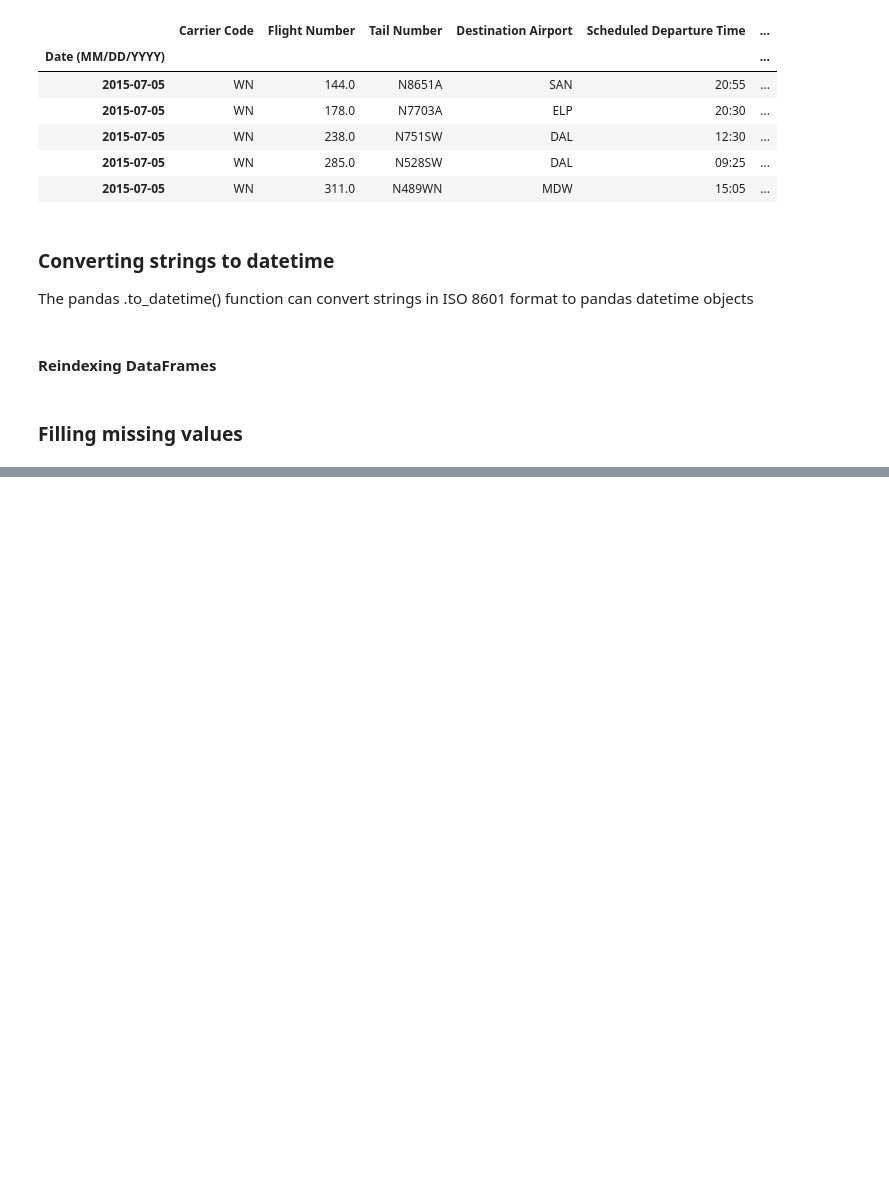
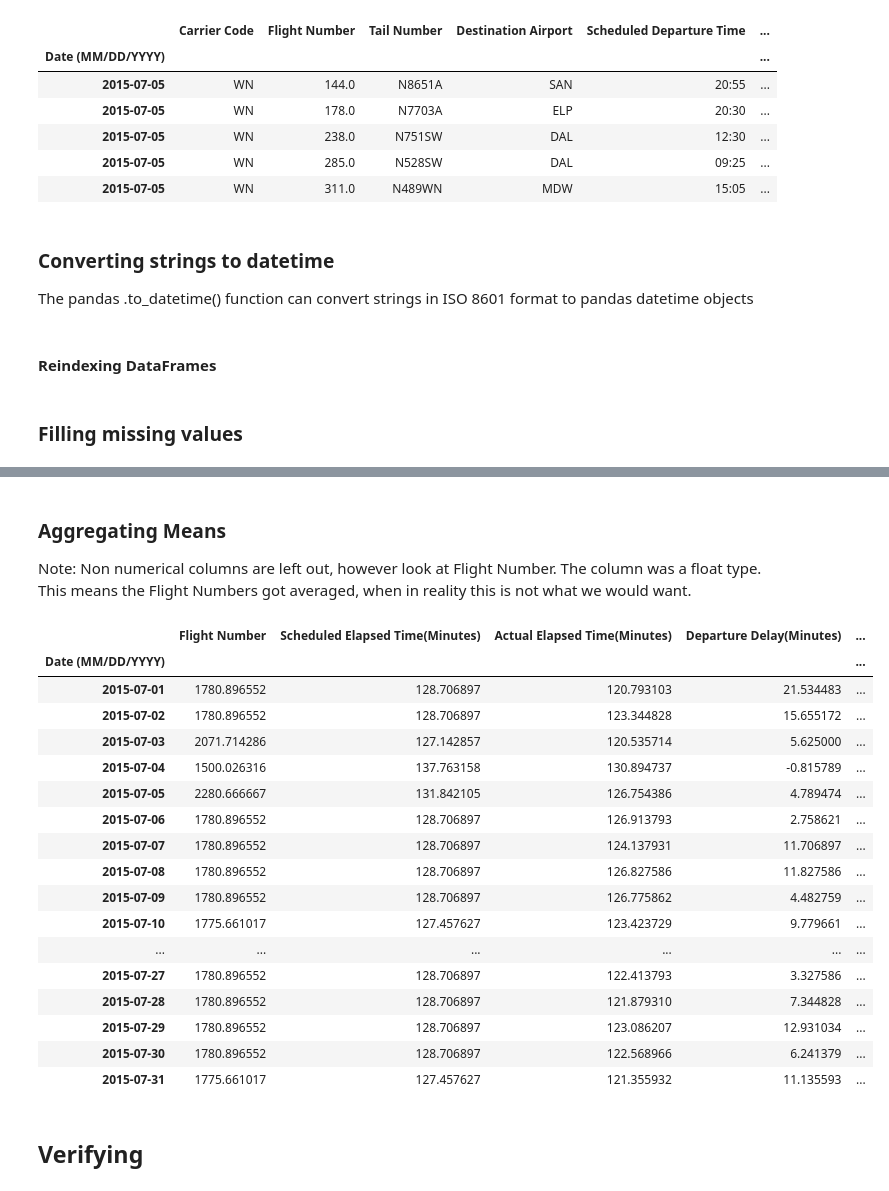
Before and after one commit to Rion5/Python_Data_Science, a Jupyter notebook: pandas/pandas_Foundations/Indexing_Time_Series.ipynb, the cells around one changed output, grey strips where cells are left out. Drawn from its saved outputs; the diff is of its cells as text; code cells hidden in the pictures; blank space fills up the shorter version.

Commit message:
Add completed Indexing_Time_Series notes

```diff
--- a/pandas/pandas_Foundations/Indexing_Time_Series.ipynb
+++ b/pandas/pandas_Foundations/Indexing_Time_Series.ipynb
@@ -64,0 +95,28 @@ july_11_2015 = pd.to_datetime(['2015-7-11'])
+# %% [markdown]
+### Aggregating Means
+
+Note: Non numerical columns are left out, however look at Flight Number. The column was a float type. This means the Flight Numbers got averaged, when in reality this is not what we would want.
+# %%
+daily_mean = df.resample('D').mean()
+daily_mean
+# %% [output]
+|  | Flight Number | Scheduled Elapsed Time(Minutes) | Actual Elapsed Time(Minutes) | Departure Delay(Minutes) | ... |
+| Date (MM/DD/YYYY) |  |  |  |  | ... |
+| 2015-07-01 | 1780.896552 | 128.706897 | 120.793103 | 21.534483 | ... |
+| 2015-07-02 | 1780.896552 | 128.706897 | 123.344828 | 15.655172 | ... |
+| 2015-07-03 | 2071.714286 | 127.142857 | 120.535714 | 5.625000 | ... |
+| 2015-07-04 | 1500.026316 | 137.763158 | 130.894737 | -0.815789 | ... |
+| 2015-07-05 | 2280.666667 | 131.842105 | 126.754386 | 4.789474 | ... |
+| 2015-07-06 | 1780.896552 | 128.706897 | 126.913793 | 2.758621 | ... |
+| 2015-07-07 | 1780.896552 | 128.706897 | 124.137931 | 11.706897 | ... |
+| 2015-07-08 | 1780.896552 | 128.706897 | 126.827586 | 11.827586 | ... |
+| 2015-07-09 | 1780.896552 | 128.706897 | 126.775862 | 4.482759 | ... |
+| 2015-07-10 | 1775.661017 | 127.457627 | 123.423729 | 9.779661 | ... |
+| ... | ... | ... | ... | ... | ... |
+| 2015-07-27 | 1780.896552 | 128.706897 | 122.413793 | 3.327586 | ... |
+| 2015-07-28 | 1780.896552 | 128.706897 | 121.879310 | 7.344828 | ... |
+| 2015-07-29 | 1780.896552 | 128.706897 | 123.086207 | 12.931034 | ... |
+| 2015-07-30 | 1780.896552 | 128.706897 | 122.568966 | 6.241379 | ... |
+| 2015-07-31 | 1775.661017 | 127.457627 | 121.355932 | 11.135593 | ... |
+# %% [markdown]
+## Verifying
```
Also changed, not shown: parts of 10 cells of this notebook.
